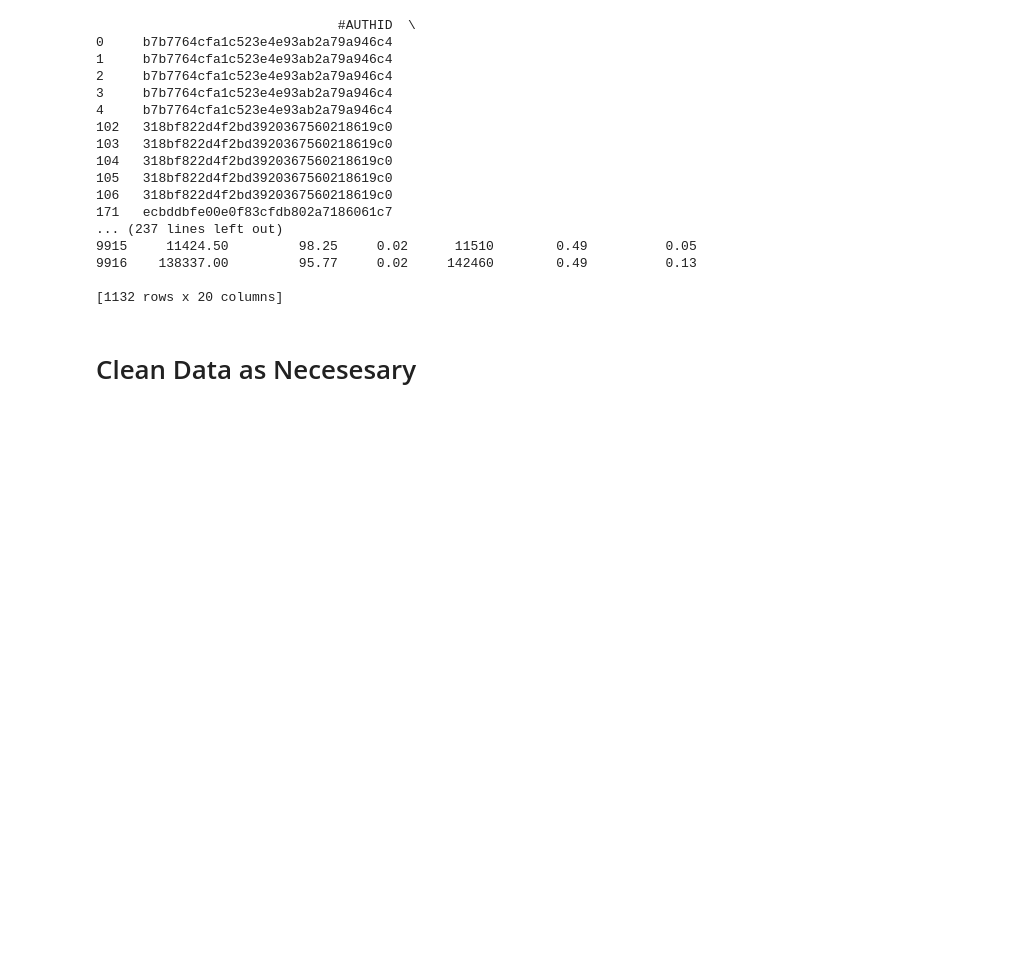
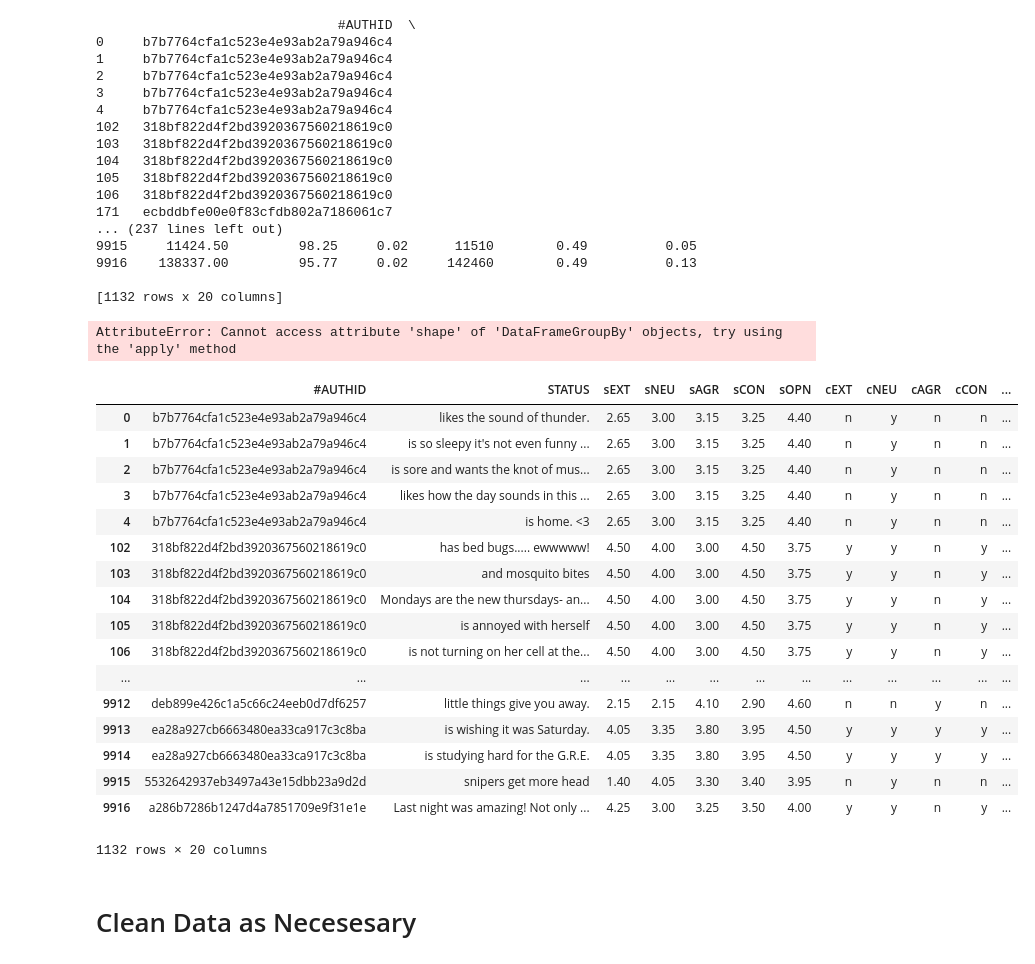
Before and after one commit to zhannar/WorkInProgressMetis, a Jupyter notebook: 02 - Project Luther - Regression/02 - Luther Project (Personality & Centrality).ipynb, the cells around one changed output. Cells and saved outputs as stored; diff of their text form; code cells hidden in the pictures; blank space fills up the shorter version.

```diff
--- a/02 - Project Luther - Regression/02 - Luther Project (Personality & Centrality).ipynb
+++ b/02 - Project Luther - Regression/02 - Luther Project (Personality & Centrality).ipynb
@@ -74,7 +74,7 @@ df_raw.head()
 | 3 | b7b7764cfa1c523e4e93ab2a79a946c4 | likes how the day sounds in this ... | 2.65 | 3 | 3.15 | 3.25 | 4.4 | n | y | n | n | ... |
 | 4 | b7b7764cfa1c523e4e93ab2a79a946c4 | is home. <3 | 2.65 | 3 | 3.15 | 3.25 | 4.4 | n | y | n | n | ... |
 # %%
-df_grouped = df_raw.groupby("#AUTHID")
+df_grouped = df_raw.groupby("#AUTHID", as_index = False)
 # %%
 print df_grouped.head()
 # %% [output]
@@ -95,6 +95,31 @@ print df_grouped.head()
 9916    138337.00         95.77     0.02     142460        0.49          0.13
 
 [1132 rows x 20 columns]
+# %%
+df_grouped.shape()
+# %% [output]
+AttributeError: Cannot access attribute 'shape' of 'DataFrameGroupBy' objects, try using the 'apply' method
+# %%
+df_grouped.head()
+# %% [output]
+|  | #AUTHID | STATUS | sEXT | sNEU | sAGR | sCON | sOPN | cEXT | cNEU | cAGR | cCON | ... |
+| 0 | b7b7764cfa1c523e4e93ab2a79a946c4 | likes the sound of thunder. | 2.65 | 3.00 | 3.15 | 3.25 | 4.40 | n | y | n | n | ... |
+| 1 | b7b7764cfa1c523e4e93ab2a79a946c4 | is so sleepy it's not even funny ... | 2.65 | 3.00 | 3.15 | 3.25 | 4.40 | n | y | n | n | ... |
+| 2 | b7b7764cfa1c523e4e93ab2a79a946c4 | is sore and wants the knot of mus... | 2.65 | 3.00 | 3.15 | 3.25 | 4.40 | n | y | n | n | ... |
+| 3 | b7b7764cfa1c523e4e93ab2a79a946c4 | likes how the day sounds in this ... | 2.65 | 3.00 | 3.15 | 3.25 | 4.40 | n | y | n | n | ... |
+| 4 | b7b7764cfa1c523e4e93ab2a79a946c4 | is home. <3 | 2.65 | 3.00 | 3.15 | 3.25 | 4.40 | n | y | n | n | ... |
+| 102 | 318bf822d4f2bd3920367560218619c0 | has bed bugs..... ewwwww! | 4.50 | 4.00 | 3.00 | 4.50 | 3.75 | y | y | n | y | ... |
+| 103 | 318bf822d4f2bd3920367560218619c0 | and mosquito bites | 4.50 | 4.00 | 3.00 | 4.50 | 3.75 | y | y | n | y | ... |
+| 104 | 318bf822d4f2bd3920367560218619c0 | Mondays are the new thursdays- an... | 4.50 | 4.00 | 3.00 | 4.50 | 3.75 | y | y | n | y | ... |
+| 105 | 318bf822d4f2bd3920367560218619c0 | is annoyed with herself | 4.50 | 4.00 | 3.00 | 4.50 | 3.75 | y | y | n | y | ... |
+| 106 | 318bf822d4f2bd3920367560218619c0 | is not turning on her cell at the... | 4.50 | 4.00 | 3.00 | 4.50 | 3.75 | y | y | n | y | ... |
+| ... | ... | ... | ... | ... | ... | ... | ... | ... | ... | ... | ... | ... |
+| 9912 | deb899e426c1a5c66c24eeb0d7df6257 | little things give you away. | 2.15 | 2.15 | 4.10 | 2.90 | 4.60 | n | n | y | n | ... |
+| 9913 | ea28a927cb6663480ea33ca917c3c8ba | is wishing it was Saturday. | 4.05 | 3.35 | 3.80 | 3.95 | 4.50 | y | y | y | y | ... |
+| 9914 | ea28a927cb6663480ea33ca917c3c8ba | is studying hard for the G.R.E. | 4.05 | 3.35 | 3.80 | 3.95 | 4.50 | y | y | y | y | ... |
+| 9915 | 5532642937eb3497a43e15dbb23a9d2d | snipers get more head | 1.40 | 4.05 | 3.30 | 3.40 | 3.95 | n | y | n | n | ... |
+| 9916 | a286b7286b1247d4a7851709e9f31e1e | Last night was amazing! Not only ... | 4.25 | 3.00 | 3.25 | 3.50 | 4.00 | y | y | n | y | ... |
+1132 rows × 20 columns
 # %% [markdown]
 # Clean Data as Necesesary
 # %%
```
Also changed, not shown: parts of 3 cells of this notebook, 2 other files.
